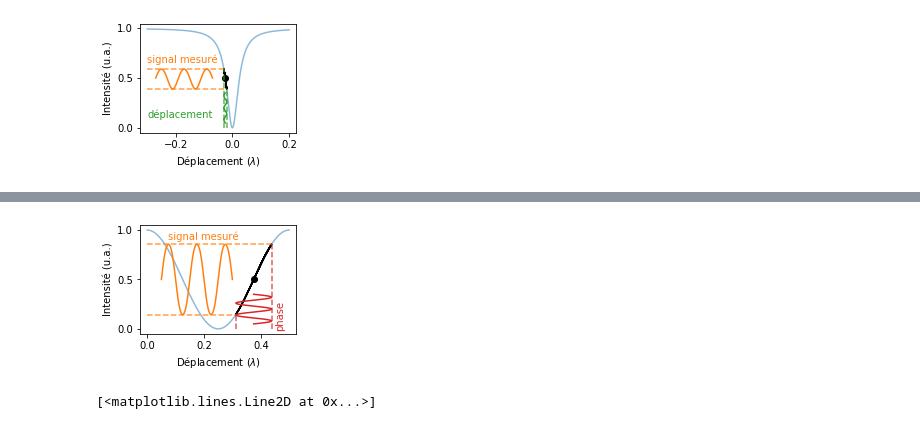
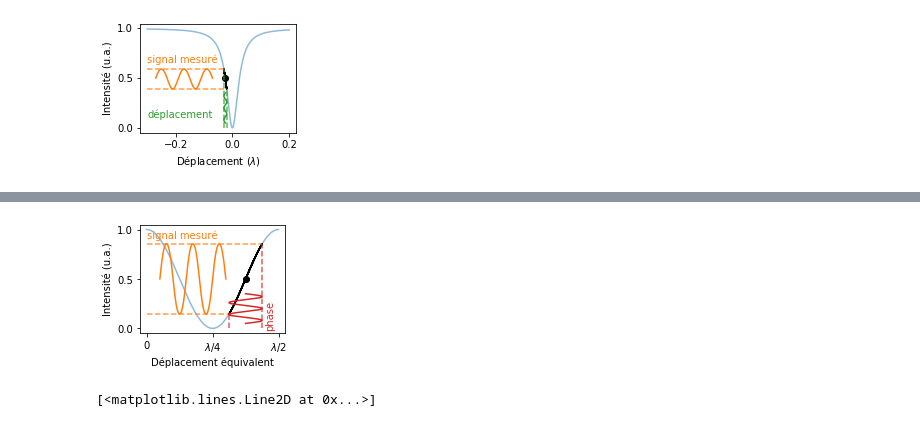
Before and after one commit to remimetzdorff/agregation, a Jupyter notebook: MEPD/MEPD_figures.ipynb, the cells around one changed output, grey strips where cells are left out. Drawn from its saved outputs; the diff is of its cells as text; code cells hidden in the pictures.

```diff
--- a/MEPD/MEPD_figures.ipynb
+++ b/MEPD/MEPD_figures.ipynb
@@ -25,7 +25,7 @@ def cavity_ref(x):
     return 1 - 1/(1+(2*x*finesse)**2)
 
 def cavity_phase(x):
-    return (np.pi/2 + np.angle(1/(1-2*finesse*x*1j)))/np.pi
+    return (np.angle(1/(1-2*finesse*x*1j)))/np.pi
 
 finesse = 20
 # %%
@@ -133,10 +146,11 @@ plt.savefig("cavity_phase_response.png", bbox_inches="tight", dpi=200)
 # %%
-plt.figure(figsize=(2.8,2))
+plt.figure(figsize=(2.6,2))
+ax = plt.subplot2grid((1,1), (0,0))
 
-plt.annotate("signal mesuré", (0.075,0.9), color="C1")
+plt.annotate("signal mesuré", (0.0,0.91), color="C1")
 plt.annotate("phase", (0.45,0.0), rotation=90, color="C3")
 
-plt.xlabel("Déplacement ($\lambda$)")
+plt.xlabel("Déplacement équivalent")
 plt.ylabel("Intensité (u.a.)")
 
 
@@ -155,7 +169,7 @@ mod_center = 0
 mod = mod_center + scale*np.sin(5*2*np.pi*x)
 newmod = cavity_phase(mod)
 mod_center = 3/8
-newmod += mod_center-0.5
+newmod += mod_center
 sig = michelson(newmod)
 
 mod = newmod
@@ -171,11 +185,13 @@ plt.plot(mod, np.linspace(0.05, 0.35, len(mod)), "C3")
 plt.plot([min(mod), min(mod)], [0, min(sig)], "--C3", alpha=0.75)
 plt.plot([max(mod), max(mod)], [0, max(sig)], "--C3", alpha=0.75)
 
+plt.xticks([0,0.25,0.5])
+ax.set_xticklabels(["0", "$\lambda/4$", "$\lambda/2$"])
 
 plt.yticks([0,0.5,1])
 plt.savefig("michelson_and_cavity_response.png", bbox_inches="tight", dpi=200)
 
 a_cavity = (max(sig)-min(sig))/2
-print(a_cavity/a_michelson/(8*finesse/4/np.pi))
+print(a_cavity/a_michelson/(2*finesse/np.pi))
 print(a_cavity/a_michelson)
 # %% [output]
@@ -184,4 +200,4 @@ print(a_cavity/a_michelson)
-[figure, old version]
+[figure, new version]
 # %%
 x = np.linspace(0,0.5, 1001)
 
```
Also changed, not shown: parts of 6 cells of this notebook, 39 other files.
